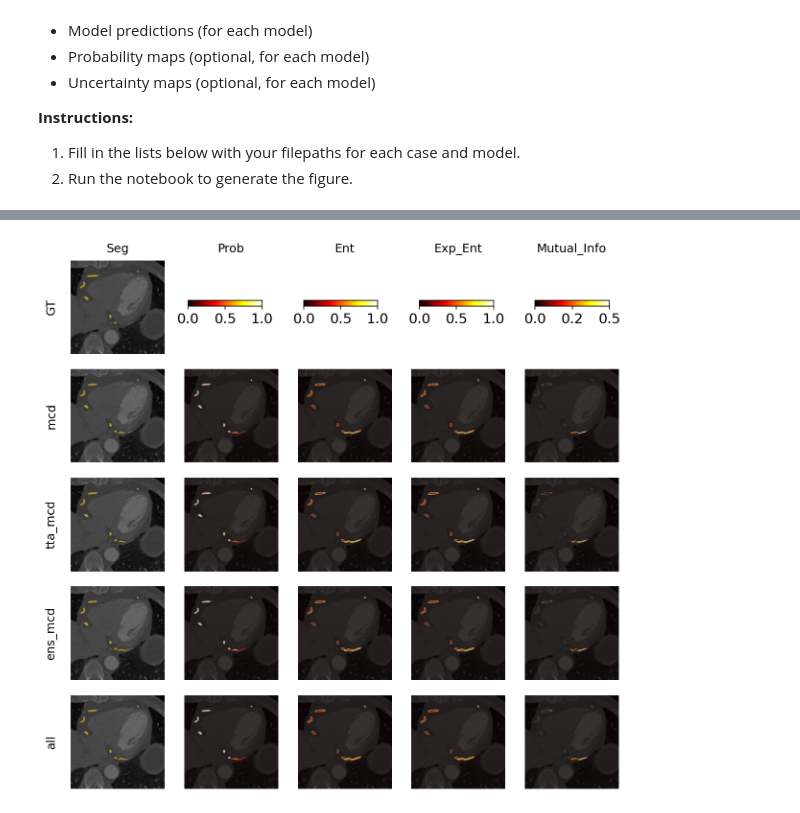
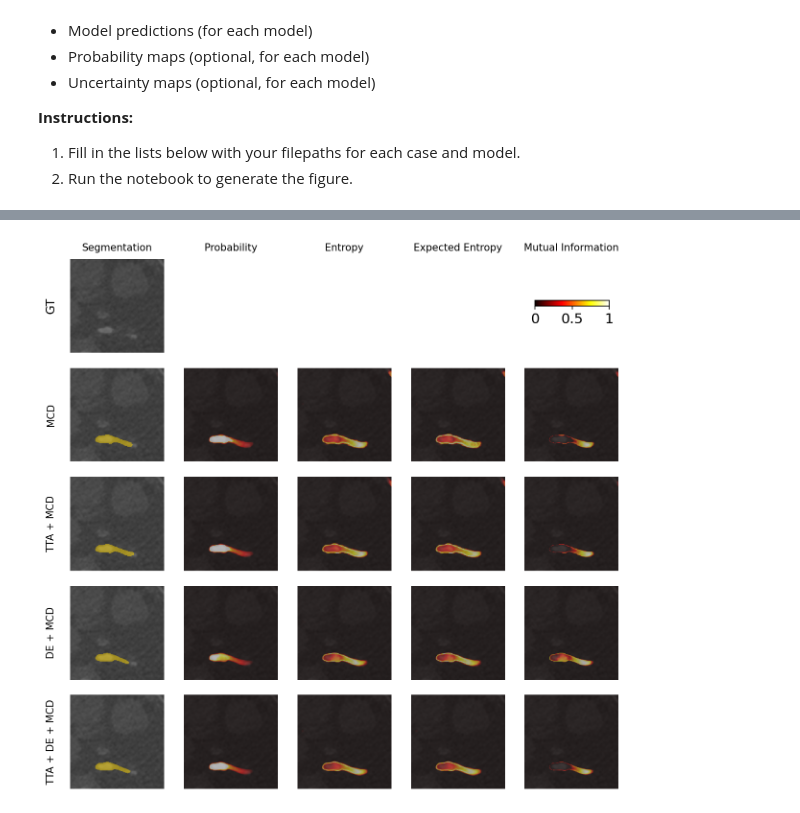
Before and after one commit to Skimaste/nnUNet, a Jupyter notebook: nnunetv2/evaluation/viz.ipynb, the cells around one changed output, grey strips where cells are left out. Saved outputs shown, nothing was run; the diff lists cells and outputs as text; code cells hidden in the pictures.

```diff
--- a/nnunetv2/evaluation/viz.ipynb
+++ b/nnunetv2/evaluation/viz.ipynb
@@ -62,6 +62,7 @@ dataset = 'Dataset003_ImageCAS_split'
 model_names = [
     "base", "tta", "ens", "mcd", "tta_ens", "tta_mcd", "ens_mcd", "all"
 ]
+model_names_show = ["Base", "TTA", "DE", "MCD", "TTA + DE", "TTA + MCD", "DE + MCD", "TTA + DE + MCD"]
 
 model_paths = [join('nnUNetTrainerDropout__p00_s2__3d_fullres', model_name) if model_name in ['base', 'tta', 'ens', 'tta_ens'] else join('nnUNetTrainerDropout__p02_s2__3d_fullres', model_name) for model_name in model_names]
 
@@ -69,7 +70,7 @@ cases = find_cases(join(nnUNet_results, dataset, model_paths[0]))  # Assuming al
 
 case = cases[0]  # Select the first case for demonstration
 
-case = 'case_0002'
+case = 'case_0083'
 
 # Example: one case, 8 models
 image_path = join(nnUNet_raw, dataset, 'imagesTs', f'{case}_0000.nii.gz')
@@ -286,6 +266,7 @@ dataset = 'Dataset003_ImageCAS_split'
 
 # List of model names (order will be used in the figure)
 model_names = ["mcd", "tta_mcd", "ens_mcd", "all"]
+model_names_show = ["MCD", "TTA + MCD", "DE + MCD", "TTA + DE + MCD"]
 
 model_paths = [join('nnUNetTrainerDropout__p02_s2__3d_fullres', model_name) for model_name in model_names]
 
@@ -337,8 +318,8 @@ def plot_grid(image, gt, preds, prob_maps, ent_maps, exp_ent_maps, mutual_info_m
 
     # Header row for column titles
     axes[0,0].axis('off')
-    for j, title in enumerate(['Seg', 'Prob', 'Ent', 'Exp_Ent', 'Mutual_Info'], start=1):
-        axes[0,j].set_title(title, pad=8, fontsize=12)
+    for j, title in enumerate(['Segmentation', 'Probability', 'Entropy', 'Expected Entropy', 'Mutual Information'], start=1):
+        axes[0,j].set_title(title, pad=8, fontsize=10)
         axes[0,j].axis('off')
 
     # Ground truth row label and image
@@ -356,72 +337,46 @@ def plot_grid(image, gt, preds, prob_maps, ent_maps, exp_ent_maps, mutual_info_m
     exp_ent_norm = plt.Normalize(all_exp_ent.min(),  all_exp_ent.max())
     mutual_info_norm = plt.Normalize(all_mutual_info.min(),  all_mutual_info.max())
     # scalar mappables
     prob_sm = plt.cm.ScalarMappable(norm=prob_norm, cmap='hot')
     unc_sm  = plt.cm.ScalarMappable(norm=unc_norm,  cmap='hot')
     exp_ent_sm = plt.cm.ScalarMappable(norm=exp_ent_norm, cmap='hot')
     mutual_info_sm = plt.cm.ScalarMappable(norm=mutual_info_norm, cmap='hot')
     prob_sm._A = []; unc_sm._A = []; exp_ent_sm._A = []; mutual_info_sm._A = []
 
     # remove any existing header axes for prob/unc
     axes[0,2].axis('off')
     axes[0,3].axis('off')
-
-    for j in range(2, 6):
-        axes[0,j].axis('off')
-        # place a slim horizontal colorbar above each column
-        pos = axes[0,j].get_position()
-        cbax = fig.add_axes([
-            pos.x0 + pos.width*0.24*(j-3) + pos.width*0.1,
-            pos.y0 + pos.height*0.9,
-            pos.width*0.8,
-            0.01
-        ])
-        if j == 2:
-            cbar = fig.colorbar(prob_sm, cax=cbax, orientation='horizontal', ticks=[prob_norm.vmin, (prob_norm.vmin+prob_norm.vmax)/2, prob_norm.vmax])
-            cbar.set_ticklabels([
-                f"{prob_norm.vmin:.1f}",
-                f"{(prob_norm.vmin+prob_norm.vmax)/2:.1f}",
-                f"{prob_norm.vmax:.1f}"
-            ])
-        elif j == 3:
-            cbar = fig.colorbar(unc_sm, cax=cbax, orientation='horizontal', ticks=[unc_norm.vmin, (unc_norm.vmin+unc_norm.vmax)/2, unc_norm.vmax])
-            cbar.set_ticklabels([
-                f"{-unc_norm.vmin:.1f}",
-                f"{(unc_norm.vmin+unc_norm.vmax)/2:.1f}",
-                f"{unc_norm.vmax:.1f}"
-            ])
-        elif j == 4:
-            cbar = fig.colorbar(exp_ent_sm, cax=cbax, orientation='horizontal', ticks=[exp_ent_norm.vmin, (exp_ent_norm.vmin+exp_ent_norm.vmax)/2, exp_ent_norm.vmax])
-            cbar.set_ticklabels([
-                f"{exp_ent_norm.vmin:.1f}",
-                f"{(exp_ent_norm.vmin+exp_ent_norm.vmax)/2:.1f}",
-                f"{exp_ent_norm.vmax:.1f}"
-            ])
-        elif j == 5:
-            cbar = fig.colorbar(mutual_info_sm, cax=cbax, orientation='horizontal', ticks=[mutual_info_norm.vmin, (mutual_info_norm.vmin+mutual_info_norm.vmax)/2, mutual_info_norm.vmax])
-            cbar.set_ticklabels([
-                f"{mutual_info_norm.vmin:.1f}",
-                f"{(mutual_info_norm.vmin+mutual_info_norm.vmax)/2:.1f}",
-                f"{mutual_info_norm.vmax:.1f}"
-            ])
+    axes[0,4].axis('off')
+    axes[0,5].axis('off')
+    # place a slim horizontal colorbar above each column
+    pos = axes[0,5].get_position()
+    cbax = fig.add_axes([
+        pos.x0 + pos.width*0.24*(5-3) + pos.width*0.1,
+        pos.y0 + pos.height*0.9,
+        pos.width*0.8,
+        0.01
+    ])
+    if j == 5:
+        cbar = fig.colorbar(mutual_info_sm, cax=cbax, orientation='horizontal', ticks=[mutual_info_norm.vmin, (mutual_info_norm.vmin+mutual_info_norm.vmax)/2, mutual_info_norm.vmax])
+        cbar.set_ticklabels(['0', '0.5', '1'])
 
 
 
     # Model rows
     for i, name in enumerate(model_names, start=1):
         axes[i,0].axis('off')
-        axes[i,0].text(0.5, 0.5, name, ha='center', va='center', rotation=90, fontsize=12)
+        axes[i,0].text(0.5, 0.5, model_names_show[i-1], ha='center', va='center', rotation=90, fontsize=10)
         axes[i,1].imshow(overlay_segmentation(img, pred_slices[i-1])); axes[i,1].axis('off')
         axes[i,2].imshow(overlay_heatmap(img, intensify_low_values(prob_slices[i-1]), cmap='hot')); axes[i,2].axis('off')
         axes[i,3].imshow(overlay_heatmap(img, intensify_low_values(ent_slices[i-1]), cmap='hot')); axes[i,3].axis('off')
         axes[i,4].imshow(overlay_heatmap(img, intensify_low_values(exp_ent_slices[i-1]), cmap='hot')); axes[i,4].axis('off')
         axes[i,5].imshow(overlay_heatmap(img, intensify_low_values(mutual_info_slices[i-1]), cmap='hot')); axes[i,5].axis('off')
 
     plt.tight_layout(); plt.show()
 
 # plot_grid(i, gt, preds, prob_maps, ent_maps, exp_ent_maps, mutual_info_maps, model_names, slice_idx=25) case_0002 zoom=0.3 model_perf_uq_ood_zoom
 # plot_grid(i, gt, preds, prob_maps, ent_maps, exp_ent_maps, mutual_info_maps, model_names, slice_idx=133) # case_0002 zoom=0.8 model_perf_uq_id
 # plot_grid(i, gt, preds, prob_maps, ent_maps, exp_ent_maps, mutual_info_maps, model_names, slice_idx=2) # case_0002 zoom=0.8 model_perf_uq_ood
-plot_grid(i, gt, preds, prob_maps, ent_maps, exp_ent_maps, mutual_info_maps, model_names, slice_idx=133)
+plot_grid(i, gt, preds, prob_maps, ent_maps, exp_ent_maps, mutual_info_maps, model_names, slice_idx=25)
 # %% [output]
-[figure, old version]
+[figure, new version]
```
Also changed, not shown: parts of 1 cell of this notebook.
